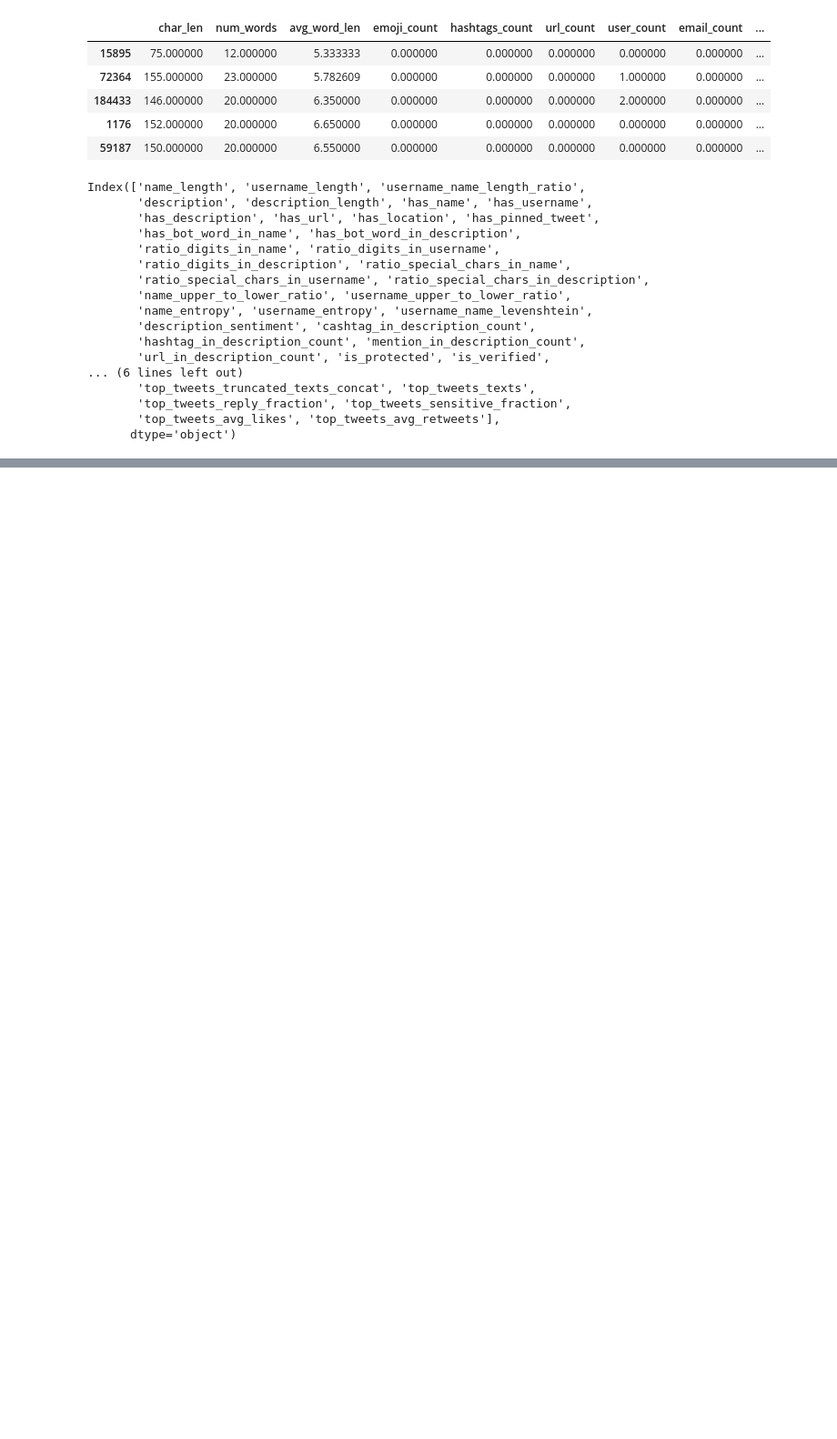
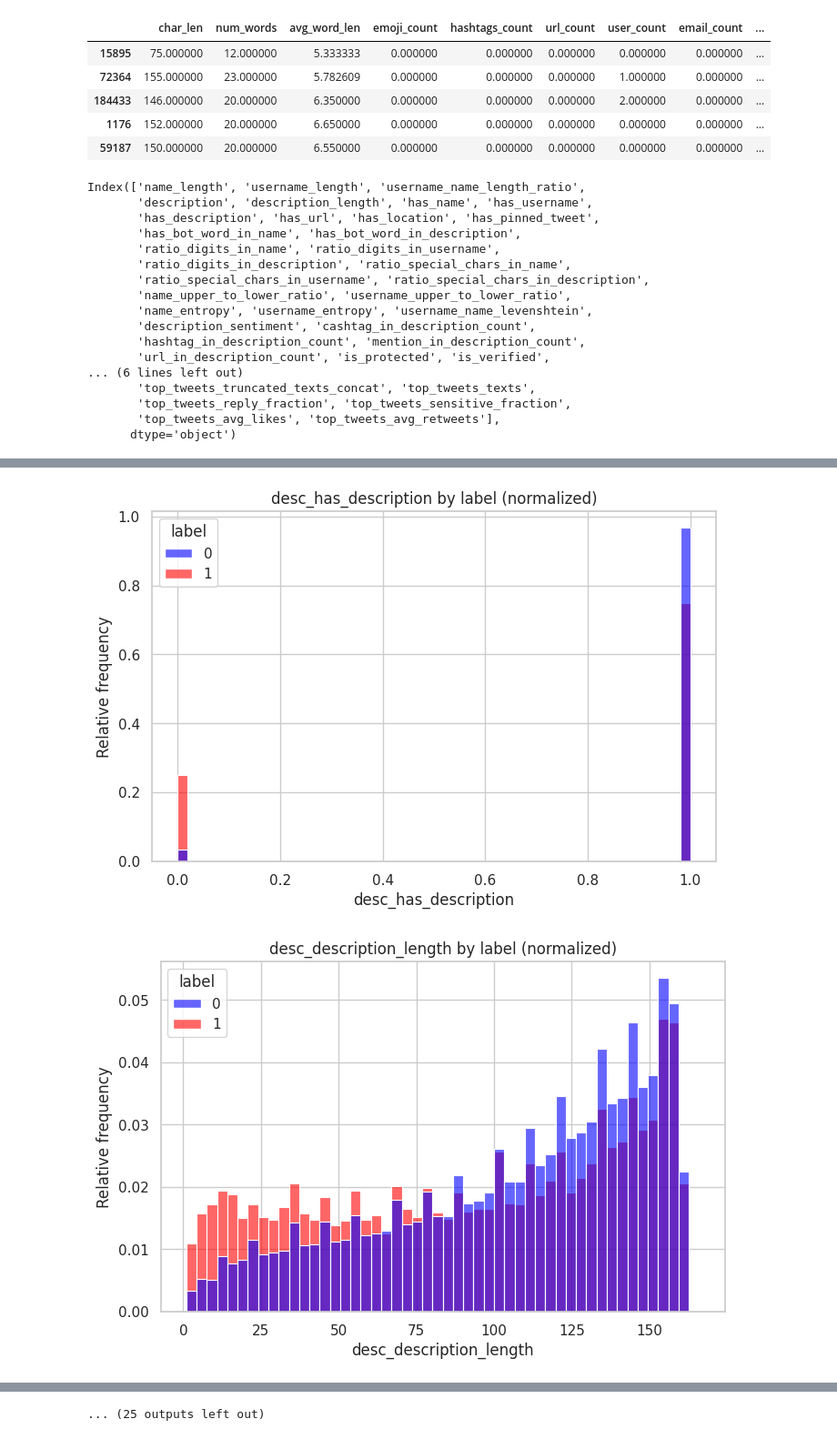
Before and after one commit to julwdo/thesis, a Jupyter notebook: 01_codes/03_nlp_project_main_old.ipynb, the cells around one changed output, grey strips where cells are left out. Shown at 91% size. Saved outputs shown, nothing was run; the diff lists cells and outputs as text; code cells hidden in the pictures; blank space fills up the shorter version.

```diff
--- a/01_codes/03_nlp_project_main_old.ipynb
+++ b/01_codes/03_nlp_project_main_old.ipynb
@@ -1591,0 +1648,11 @@ Index(['name_length', 'username_length', 'username_name_length_ratio',
+# %%
+STOPWORDS = set(stopwords.words("english"))
+analyzer = SentimentIntensityAnalyzer()
+
+URL_PATTERN = r"<URL>"
+USER_PATTERN = r"<USER>"
+EMAIL_PATTERN = r"<EMAIL>"
+HASHTAG_PATTERN = r"#\w+"
+CASHTAG_PATTERN = r"\$\w+"
+DIGIT_PATTERN = r"\d"
+SPECIAL_CHAR_PATTERN = r"[^A-Za-z0-9 ]"
@@ -1591,0 +1837,4 @@ Index(['name_length', 'username_length', 'username_name_length_ratio',
+# %%
+desc_df = X_train["description"].apply(extract_description_features).apply(pd.Series)
+desc_df.rename(columns={c: f"desc_{c}" for c in desc_df.columns}, inplace=True)
+desc_df
@@ -1591,0 +1855,3 @@ Index(['name_length', 'username_length', 'username_name_length_ratio',
+# %%
+desc_df_labeled = pd.concat([desc_df, y_train], axis=1)
+desc_df_labeled.head()
@@ -1591,0 +1865,8 @@ Index(['name_length', 'username_length', 'username_name_length_ratio',
+# %%
+numeric_cols = desc_df_labeled.select_dtypes(include=np.number).columns[:-1]
+
+for col in numeric_cols:
+  plot_numeric_feature(desc_df_labeled, col)
+# %% [output]
+[figure, added]
+[figure, added]
@@ -1591,0 +1883 @@ Index(['name_length', 'username_length', 'username_name_length_ratio',
+... (25 outputs left out)
```
Also changed, not shown: parts of 10 cells of this notebook.
